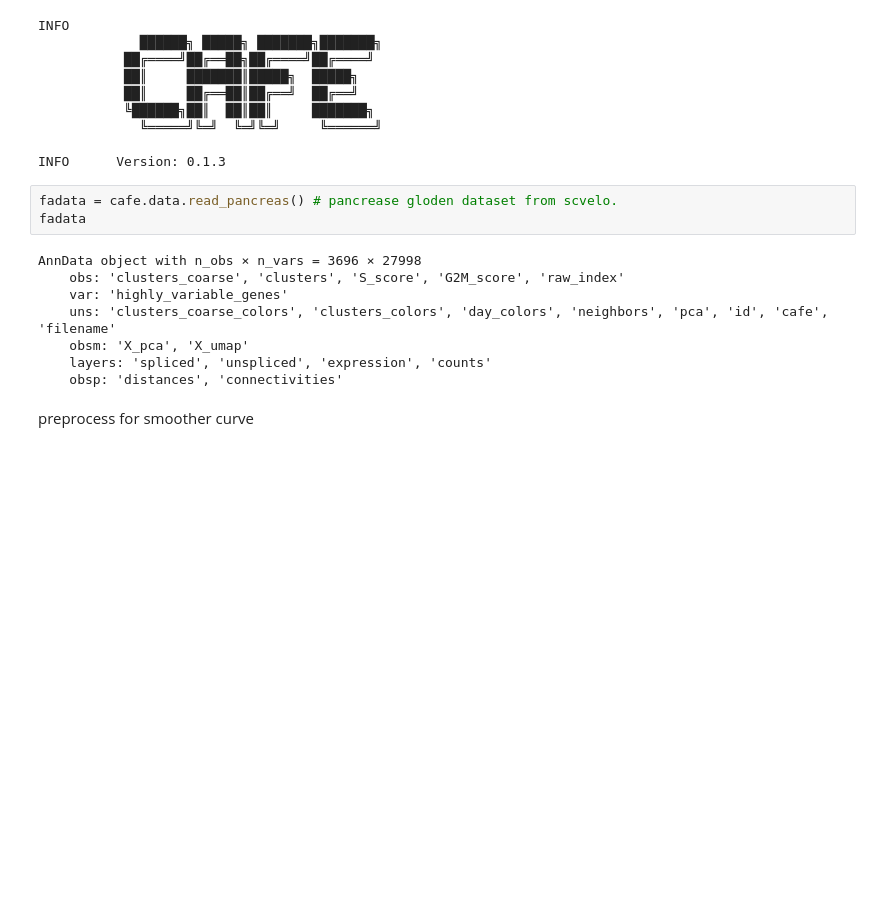
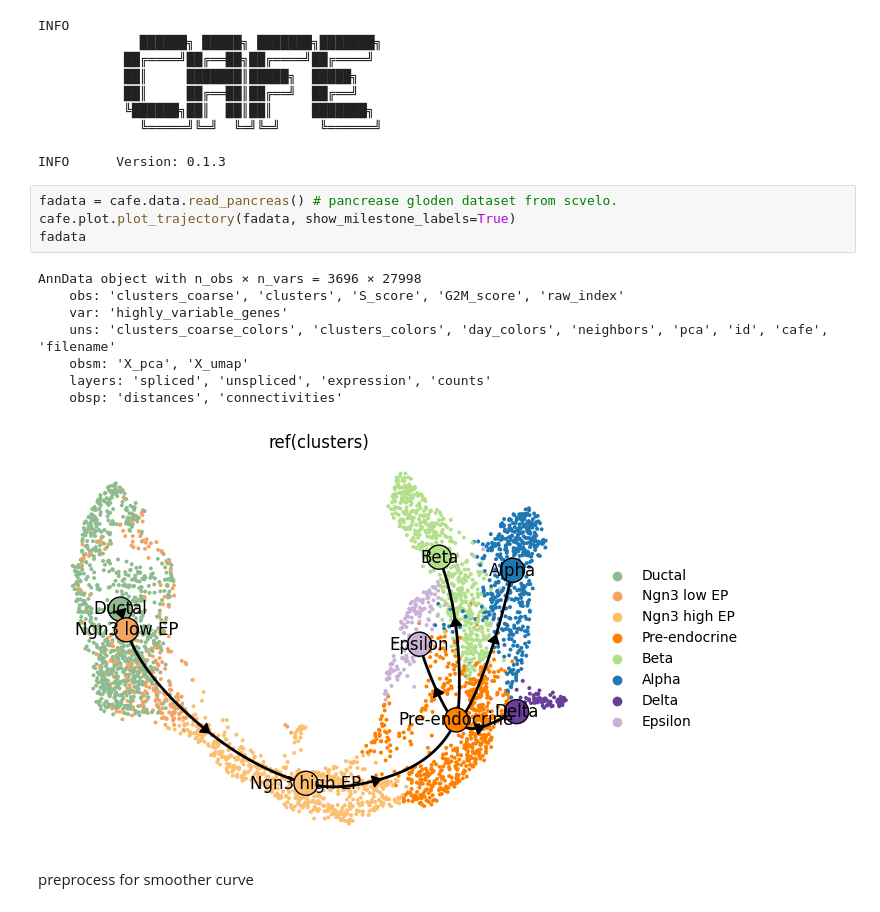
Before and after one commit to HuangDDU/cafe-release, a Jupyter notebook: notebook_dev/hzy/26.03.11-plot_gene_trends.ipynb, the cells around one changed output. Drawn from its saved outputs; the diff is of its cells as text; blank space fills up the shorter version.

```diff
--- a/notebook_dev/hzy/26.03.11-plot_gene_trends.ipynb
+++ b/notebook_dev/hzy/26.03.11-plot_gene_trends.ipynb
@@ -12,15 +14,17 @@ INFO
 INFO      Version: 0.1.3
 # %%
 fadata = cafe.data.read_pancreas() # pancrease gloden dataset from scvelo.
+cafe.plot.plot_trajectory(fadata, show_milestone_labels=True)
 fadata
 # %% [output]
 AnnData object with n_obs × n_vars = 3696 × 27998
     obs: 'clusters_coarse', 'clusters', 'S_score', 'G2M_score', 'raw_index'
     var: 'highly_variable_genes'
     uns: 'clusters_coarse_colors', 'clusters_colors', 'day_colors', 'neighbors', 'pca', 'id', 'cafe', 'filename'
     obsm: 'X_pca', 'X_umap'
     layers: 'spliced', 'unspliced', 'expression', 'counts'
     obsp: 'distances', 'connectivities'
+[figure, added]
 # %% [markdown]
 preprocess for smoother curve
 # %%
```
Also changed, not shown: parts of 8 cells of this notebook, 16 other files.
